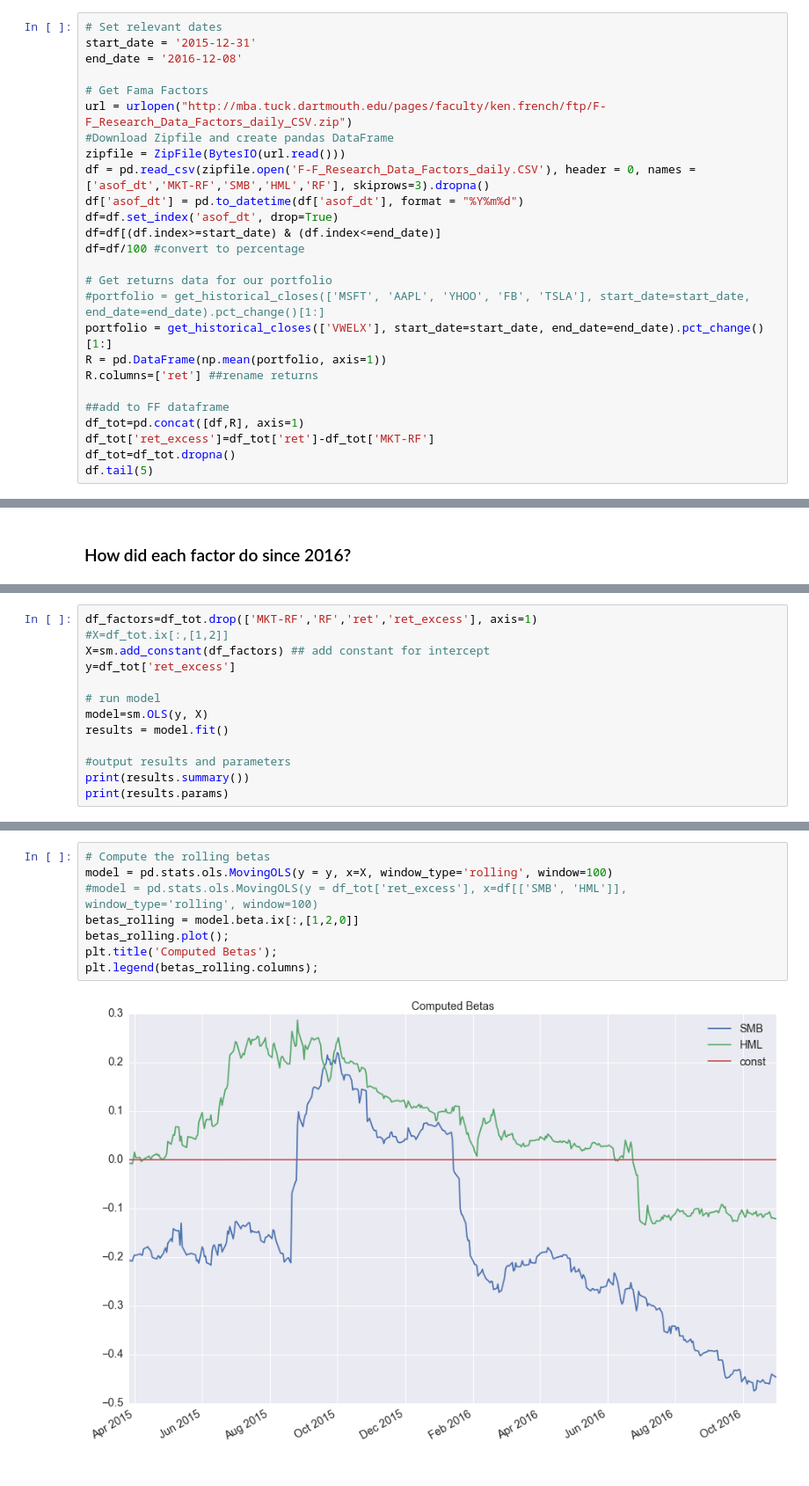
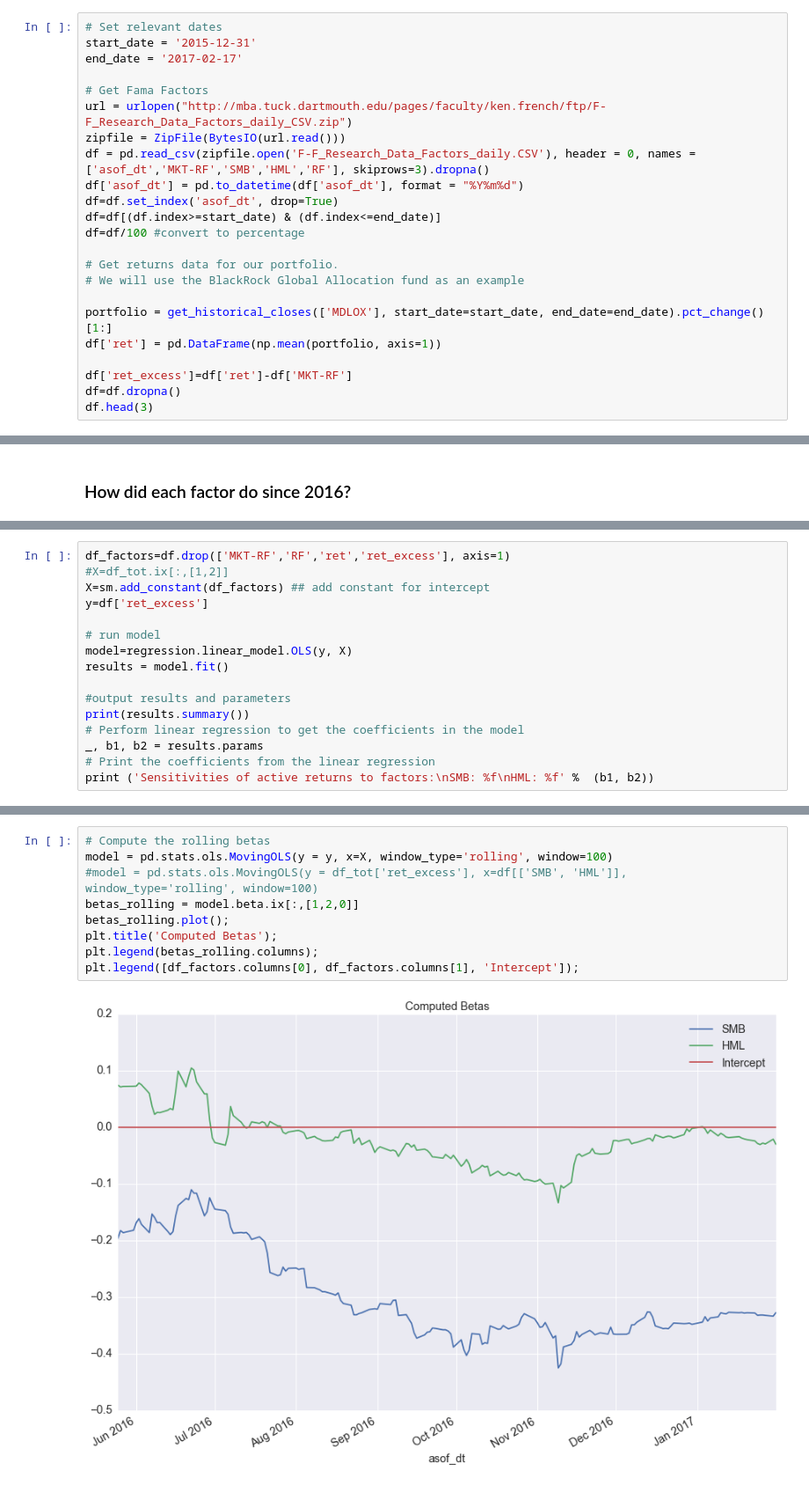
Before and after one commit to yanwu26/public_code, a Jupyter notebook: python/02 Factor Risk Exposure.ipynb, the cells around one changed output, grey strips where cells are left out. Shown at 88% size. Saved outputs shown, nothing was run; the diff lists cells and outputs as text.

```diff
--- a/python/02 Factor Risk Exposure.ipynb
+++ b/python/02 Factor Risk Exposure.ipynb
@@ -66,11 +63,10 @@ def get_historical_closes(ticker, start_date, end_date):
 # %%
 # Set relevant dates
 start_date = '2015-12-31'
-end_date = '2016-12-08'
+end_date = '2017-02-17'
 
 # Get Fama Factors
 url = urlopen("http://mba.tuck.dartmouth.edu/pages/faculty/ken.french/ftp/F-F_Research_Data_Factors_daily_CSV.zip")
-#Download Zipfile and create pandas DataFrame
 zipfile = ZipFile(BytesIO(url.read()))
 df = pd.read_csv(zipfile.open('F-F_Research_Data_Factors_daily.CSV'), header = 0, names = ['asof_dt','MKT-RF','SMB','HML','RF'], skiprows=3).dropna()
 df['asof_dt'] = pd.to_datetime(df['asof_dt'], format = "%Y%m%d")
@@ -78,15 +74,13 @@ df=df.set_index('asof_dt', drop=True)
 df=df[(df.index>=start_date) & (df.index<=end_date)]
 df=df/100 #convert to percentage
 
-# Get returns data for our portfolio
-#portfolio = get_historical_closes(['MSFT', 'AAPL', 'YHOO', 'FB', 'TSLA'], start_date=start_date, end_date=end_date).pct_change()[1:]
-portfolio = get_historical_closes(['VWELX'], start_date=start_date, end_date=end_date).pct_change()[1:]
-R = pd.DataFrame(np.mean(portfolio, axis=1))
-R.columns=['ret'] ##rename returns
+# Get returns data for our portfolio.
+# We will use the BlackRock Global Allocation fund as an example
 
-##add to FF dataframe
-df_tot=pd.concat([df,R], axis=1)
-df_tot['ret_excess']=df_tot['ret']-df_tot['MKT-RF']
-df_tot=df_tot.dropna()
-df.tail(5)
+portfolio = get_historical_closes(['MDLOX'], start_date=start_date, end_date=end_date).pct_change()[1:]
+df['ret'] = pd.DataFrame(np.mean(portfolio, axis=1))
+
+df['ret_excess']=df['ret']-df['MKT-RF']
+df=df.dropna()
+df.head(3)
 # %% [output]
@@ -117,16 +107,19 @@ As we did in the Fama French notebook, we do this by running a linear regression
 # %%
-df_factors=df_tot.drop(['MKT-RF','RF','ret','ret_excess'], axis=1)
+df_factors=df.drop(['MKT-RF','RF','ret','ret_excess'], axis=1)
 #X=df_tot.ix[:,[1,2]]
 X=sm.add_constant(df_factors) ## add constant for intercept
-y=df_tot['ret_excess']
+y=df['ret_excess']
 
 # run model
-model=sm.OLS(y, X)
+model=regression.linear_model.OLS(y, X)
 results = model.fit()
 
 #output results and parameters
 print(results.summary())
-print(results.params)
+# Perform linear regression to get the coefficients in the model
+_, b1, b2 = results.params
+# Print the coefficients from the linear regression
+print ('Sensitivities of active returns to factors:\nSMB: %f\nHML: %f' %  (b1, b2))
 # %% [output]
                             OLS Regression Results
 ==============================================================================
@@ -193,10 +188,11 @@ We need to be mindful as the systematic factors change over time.
 # %%
 # Compute the rolling betas
 model = pd.stats.ols.MovingOLS(y = y, x=X, window_type='rolling', window=100)
 #model = pd.stats.ols.MovingOLS(y = df_tot['ret_excess'], x=df[['SMB', 'HML']], window_type='rolling', window=100)
 betas_rolling = model.beta.ix[:,[1,2,0]]
 betas_rolling.plot();
 plt.title('Computed Betas');
 plt.legend(betas_rolling.columns);
+plt.legend([df_factors.columns[0], df_factors.columns[1], 'Intercept']);
 # %% [output]
-[figure, old version]
+[figure, new version]
```
Also changed, not shown: parts of 23 cells of this notebook.
